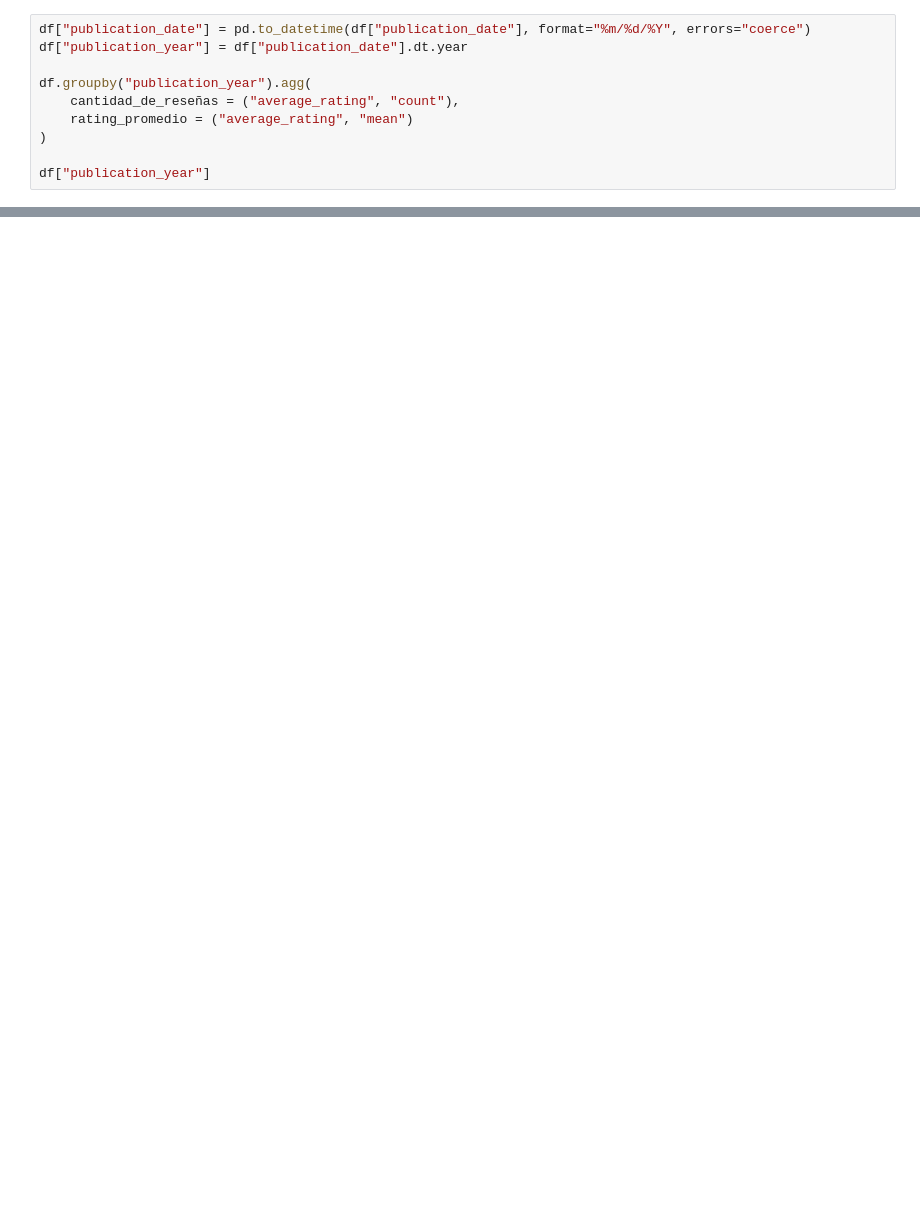
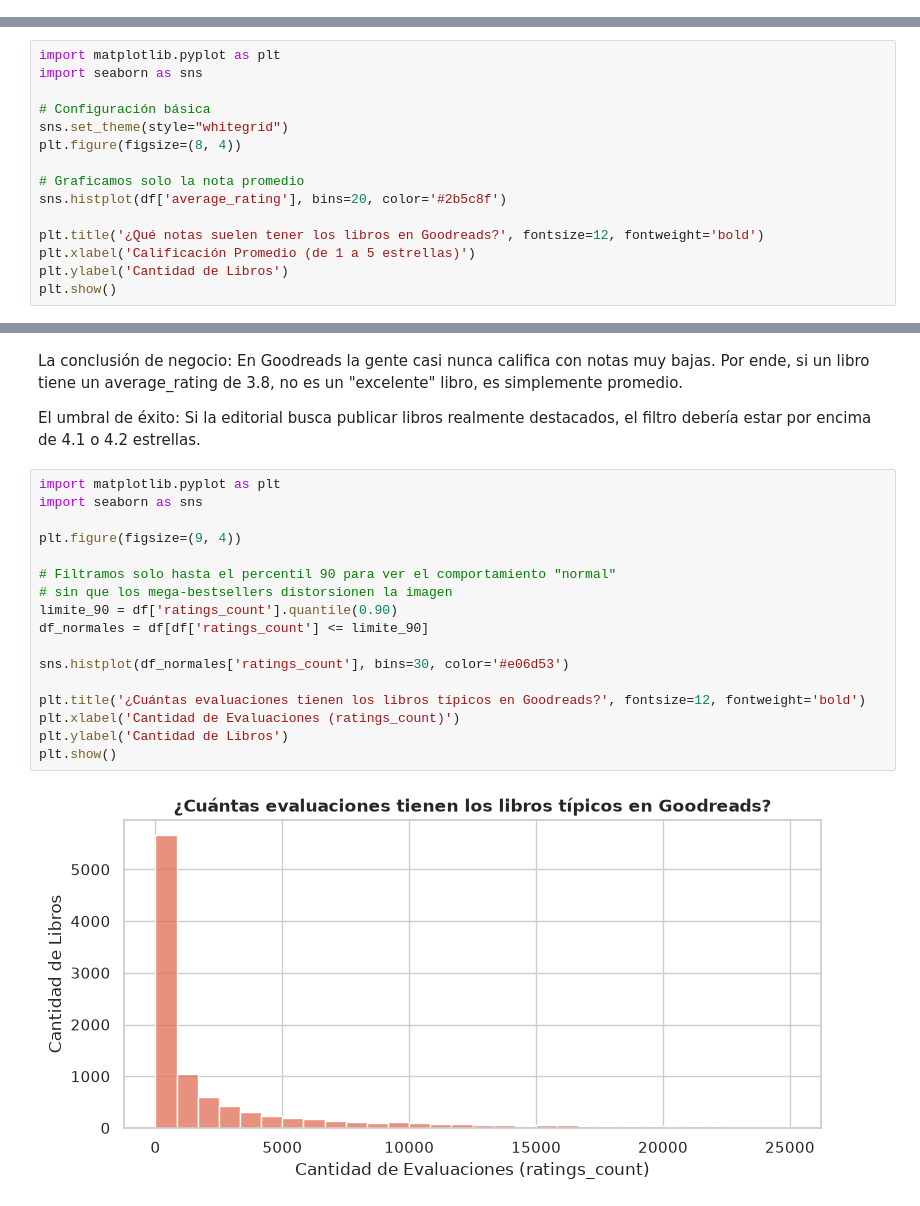
Before and after one commit to danischulday/ProyectoFinal-DataAnalysisconPython, a Jupyter notebook: notebook.ipynb, the cells around one changed output, grey strips where cells are left out. Drawn from its saved outputs; the diff is of its cells as text; blank space fills up the shorter version.

```diff
--- a/notebook.ipynb
+++ b/notebook.ipynb
@@ -88,10 +49,0 @@ memory usage: 1.4 MB
-# %%
-df["publication_date"] = pd.to_datetime(df["publication_date"], format="%m/%d/%Y", errors="coerce")
-df["publication_year"] = df["publication_date"].dt.year
-
-df.groupby("publication_year").agg(
-    cantidad_de_reseñas = ("average_rating", "count"),
-    rating_promedio = ("average_rating", "mean")
-)
-
-df["publication_year"]
@@ -165,0 +87,15 @@ Name: weighted_rating, Length: 11127, dtype: float64
+# %%
+import matplotlib.pyplot as plt
+import seaborn as sns
+
+# Configuración básica
+sns.set_theme(style="whitegrid")
+plt.figure(figsize=(8, 4))
+
+# Graficamos solo la nota promedio
+sns.histplot(df['average_rating'], bins=20, color='#2b5c8f')
+
+plt.title('¿Qué notas suelen tener los libros en Goodreads?', fontsize=12, fontweight='bold')
+plt.xlabel('Calificación Promedio (de 1 a 5 estrellas)')
+plt.ylabel('Cantidad de Libros')
+plt.show()
@@ -165,0 +104,23 @@ Name: weighted_rating, Length: 11127, dtype: float64
+# %% [markdown]
+La conclusión de negocio: En Goodreads la gente casi nunca califica con notas muy bajas. Por ende, si un libro tiene un average_rating de 3.8, no es un "excelente" libro, es simplemente promedio.
+
+El umbral de éxito: Si la editorial busca publicar libros realmente destacados, el filtro debería estar por encima de 4.1 o 4.2 estrellas.
+# %%
+import matplotlib.pyplot as plt
+import seaborn as sns
+
+plt.figure(figsize=(9, 4))
+
+# Filtramos solo hasta el percentil 90 para ver el comportamiento "normal"
+# sin que los mega-bestsellers distorsionen la imagen
+limite_90 = df['ratings_count'].quantile(0.90)
+df_normales = df[df['ratings_count'] <= limite_90]
+
+sns.histplot(df_normales['ratings_count'], bins=30, color='#e06d53')
+
+plt.title('¿Cuántas evaluaciones tienen los libros típicos en Goodreads?', fontsize=12, fontweight='bold')
+plt.xlabel('Cantidad de Evaluaciones (ratings_count)')
+plt.ylabel('Cantidad de Libros')
+plt.show()
+# %% [output]
+[figure, added]
```
Also changed, not shown: parts of 24 cells of this notebook, 1 other file.
